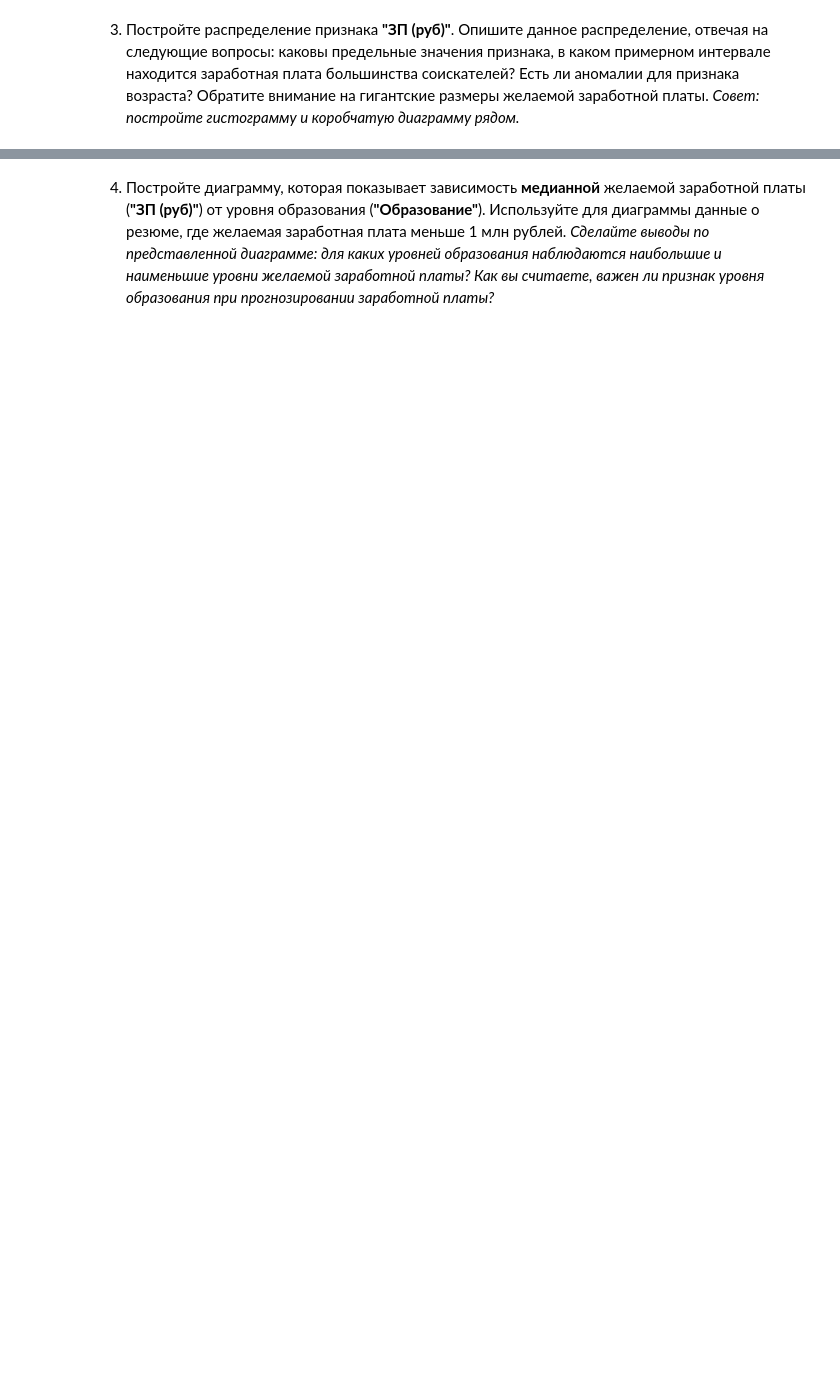
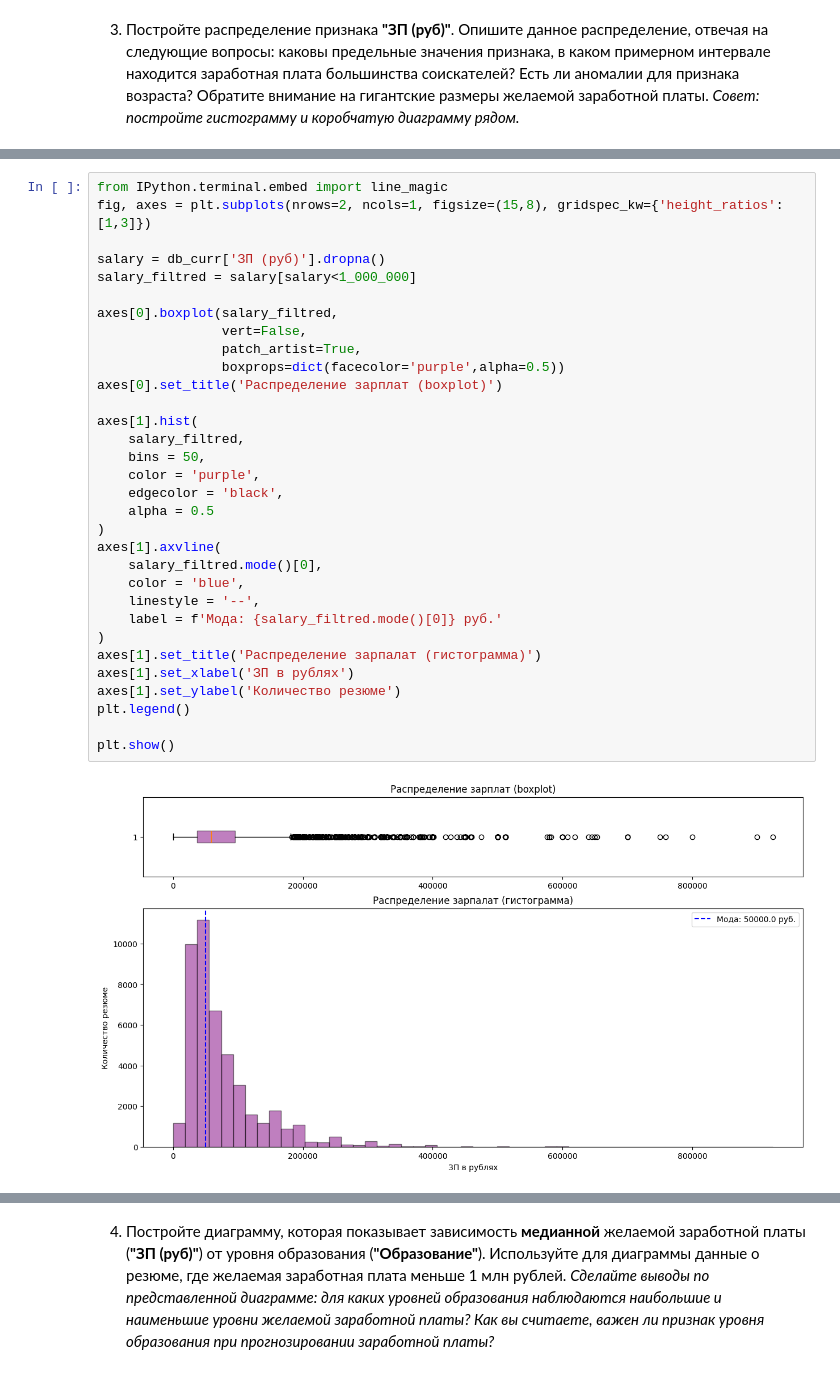
Before and after one commit to rostovcevartem209/hh_database, a Jupyter notebook: hh_database_project.ipynb, the cells around one changed output, grey strips where cells are left out. Cells and saved outputs as stored; diff of their text form; blank space fills up the shorter version.

```diff
--- a/hh_database_project.ipynb
+++ b/hh_database_project.ipynb
@@ -516,0 +539,34 @@ plt.show()
+# %%
+from IPython.terminal.embed import line_magic
+fig, axes = plt.subplots(nrows=2, ncols=1, figsize=(15,8), gridspec_kw={'height_ratios': [1,3]})
+
+salary = db_curr['ЗП (руб)'].dropna()
+salary_filtred = salary[salary<1_000_000]
+
+axes[0].boxplot(salary_filtred,
+                vert=False,
+                patch_artist=True,
+                boxprops=dict(facecolor='purple',alpha=0.5))
+axes[0].set_title('Распределение зарплат (boxplot)')
+
+axes[1].hist(
+    salary_filtred,
+    bins = 50,
+    color = 'purple',
+    edgecolor = 'black',
+    alpha = 0.5
+)
+axes[1].axvline(
+    salary_filtred.mode()[0],
+    color = 'blue',
+    linestyle = '--',
+    label = f'Мода: {salary_filtred.mode()[0]} руб.'
+)
+axes[1].set_title('Распределение зарпалат (гистограмма)')
+axes[1].set_xlabel('ЗП в рублях')
+axes[1].set_ylabel('Количество резюме')
+plt.legend()
+
+plt.show()
+# %% [output]
+[figure, added]
```
Also changed, not shown: parts of 17 cells of this notebook.
